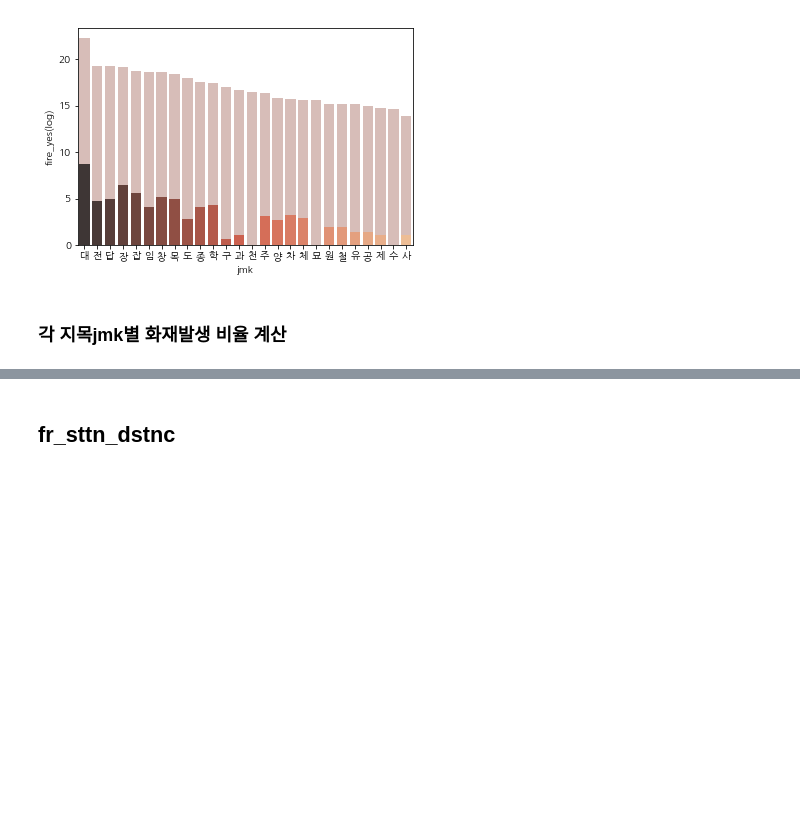
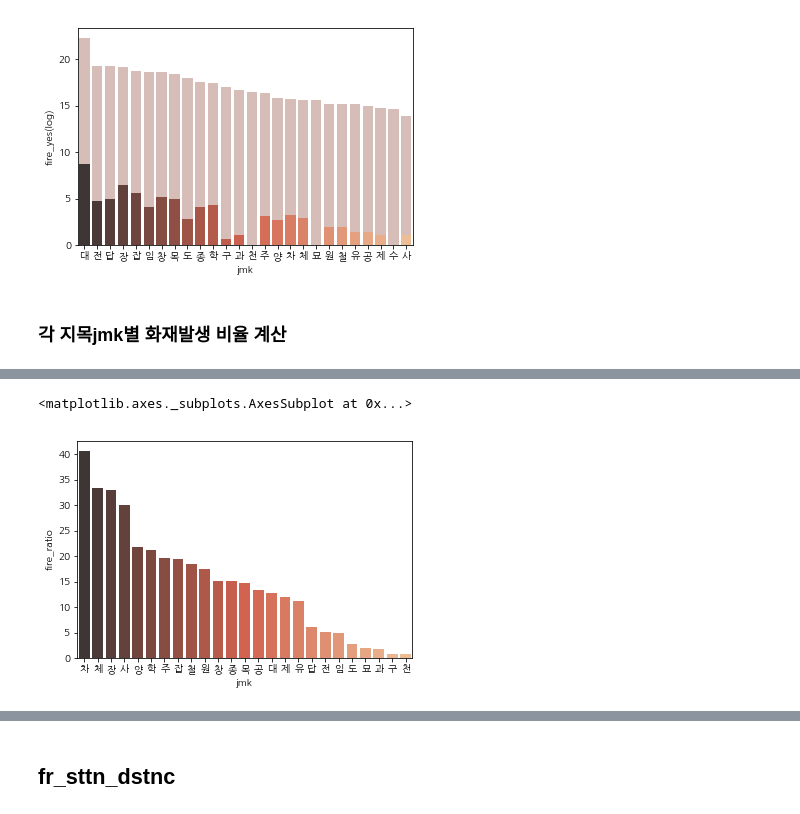
Before and after one commit to hanseul-wang/fire-prediction-model-Kimhae, a Jupyter notebook: Fire/Data_analysis/fire_eda-minju-2019-10-29.ipynb, the cells around one changed output, grey strips where cells are left out. Cells and saved outputs as stored; diff of their text form; code cells hidden in the pictures; blank space fills up the shorter version.

```diff
--- a/Fire/Data_analysis/fire_eda-minju-2019-10-29.ipynb
+++ b/Fire/Data_analysis/fire_eda-minju-2019-10-29.ipynb
@@ -483,0 +486,14 @@ sns.barplot(x='jmk', y='fire_ratio', data=data, palette='OrRd_d')
+# %%
+data_True = pd.DataFrame(train[train['fire_yes'] == True].groupby(['jmk', 'fire_yes'])['id'].size()).reset_index()
+data_False = pd.DataFrame(train[train['fire_yes'] == False].groupby(['jmk', 'fire_yes'])['id'].size()).reset_index()
+
+data = data_True.merge(data_False, how='left', on=['jmk'])
+data['fire_ratio'] = data['id_x'].apply(lambda x: int(x)) * 100 / (data['id_x'].apply(lambda x: int(x)) + data['id_y'].apply(lambda x: int(x)))
+
+data = data.sort_values('fire_ratio', ascending=False)
+data[['jmk', 'fire_ratio']]
+
+sns.barplot(x='jmk', y='fire_ratio', data=data, palette='OrRd_d')
+# %% [output]
+<matplotlib.axes._subplots.AxesSubplot at 0x...>
+[figure, added]
```
Also changed, not shown: parts of 8 cells of this notebook, 1 other file.
